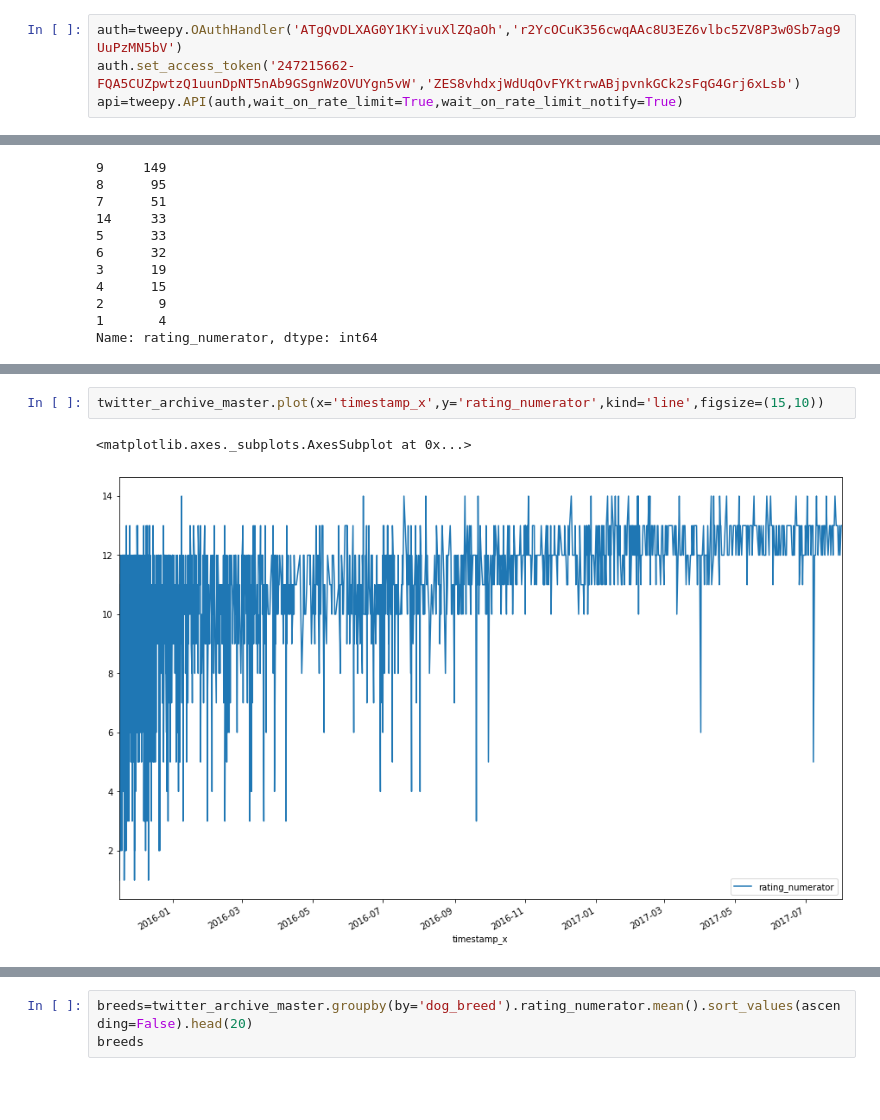
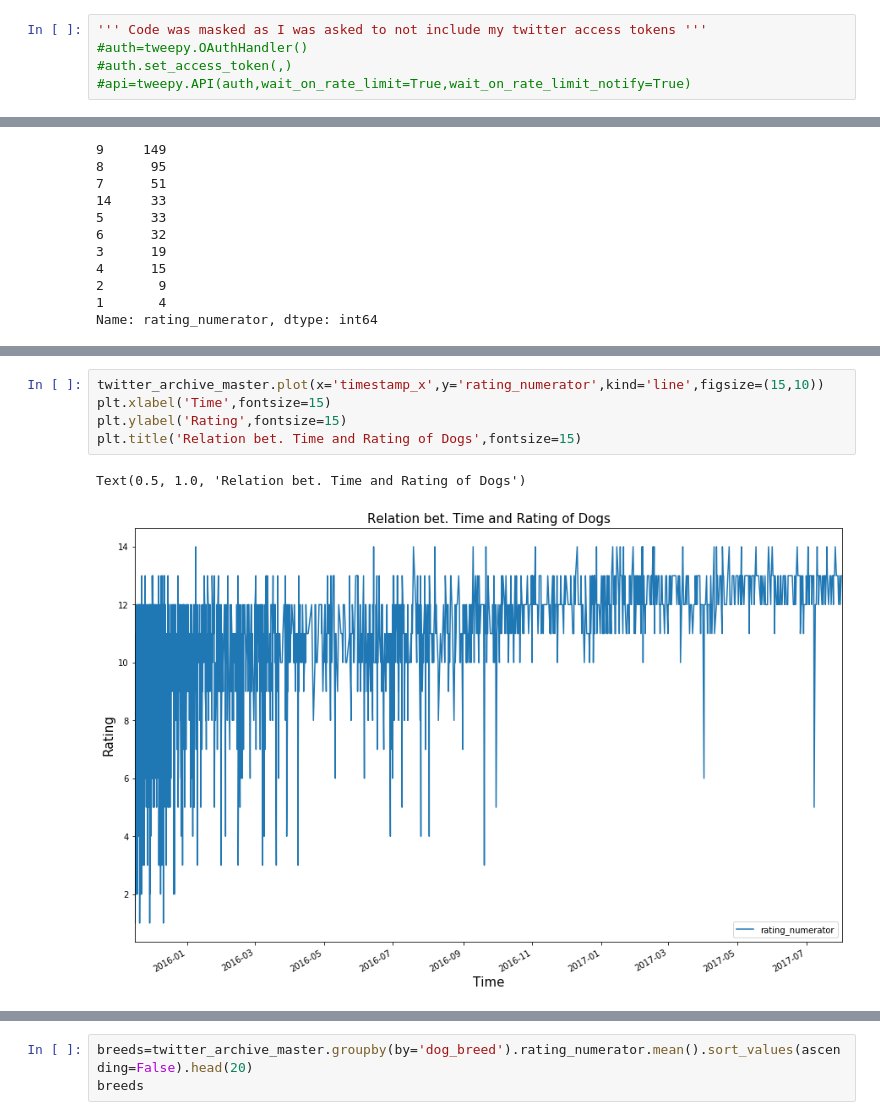
Before and after one commit to CherifArsanious/wrangle-and-analyze-data-project, a Jupyter notebook: wrangle_act.ipynb, the cells around one changed output, grey strips where cells are left out. Drawn from its saved outputs; the diff is of its cells as text; blank space fills up the shorter version.

```diff
--- a/wrangle_act.ipynb
+++ b/wrangle_act.ipynb
@@ -226,6 +231,7 @@ I will use the twitter api itself to collect two additional columns required in
 # %% [markdown]
 Using my granted access token to access the twitter api
 # %%
-auth=tweepy.OAuthHandler('ATgQvDLXAG0Y1KYivuXlZQaOh','r2YcOCuK356cwqAAc8U3EZ6vlbc5ZV8P3w0Sb7ag9UuPzMN5bV')
-auth.set_access_token('247215662-FQA5CUZpwtzQ1uunDpNT5nAb9GSgnWzOVUYgn5vW','ZES8vhdxjWdUqOvFYKtrwABjpvnkGCk2sFqG4Grj6xLsb')
-api=tweepy.API(auth,wait_on_rate_limit=True,wait_on_rate_limit_notify=True)
+''' Code was masked as I was asked to not include my twitter access tokens '''
+#auth=tweepy.OAuthHandler()
+#auth.set_access_token(,)
+#api=tweepy.API(auth,wait_on_rate_limit=True,wait_on_rate_limit_notify=True)
@@ -836,5 +934,8 @@ twitter_archive_master.plot(x='favorites',y='retweets',kind='scatter',figsize=(2
 # %%
 twitter_archive_master.plot(x='timestamp_x',y='rating_numerator',kind='line',figsize=(15,10))
+plt.xlabel('Time',fontsize=15)
+plt.ylabel('Rating',fontsize=15)
+plt.title('Relation bet. Time and Rating of Dogs',fontsize=15)
 # %% [output]
-<matplotlib.axes._subplots.AxesSubplot at 0x...>
+Text(0.5, 1.0, 'Relation bet. Time and Rating of Dogs')
-[figure, old version]
+[figure, new version]
```
Also changed, not shown: parts of 22 cells of this notebook.
